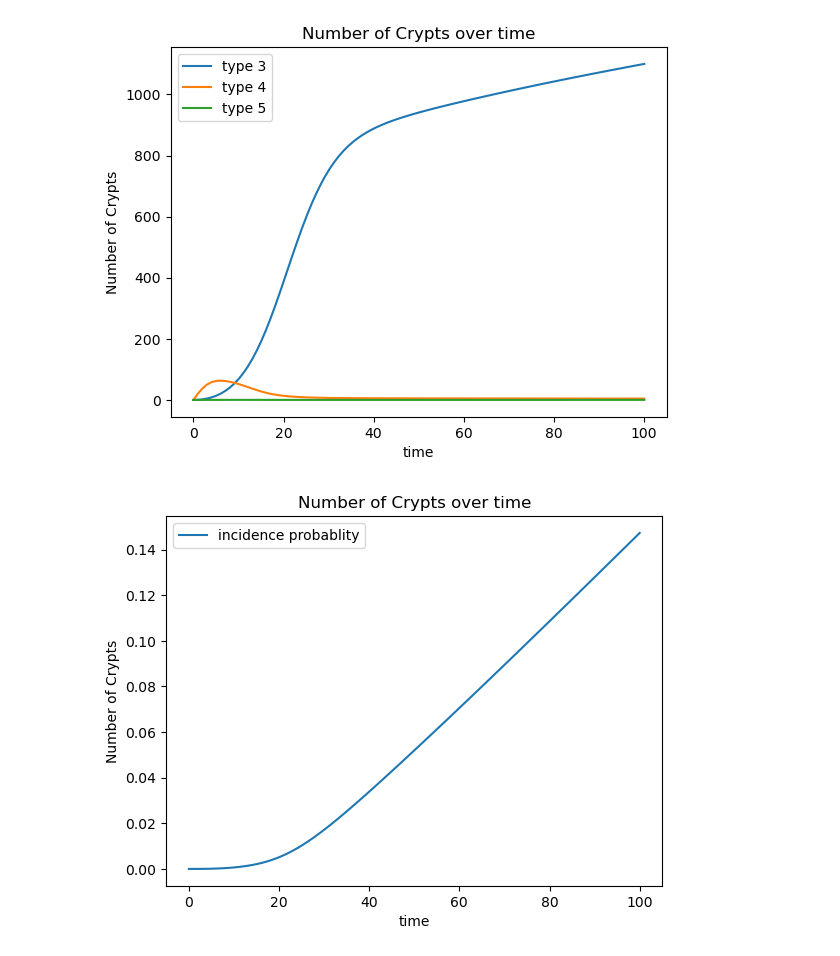
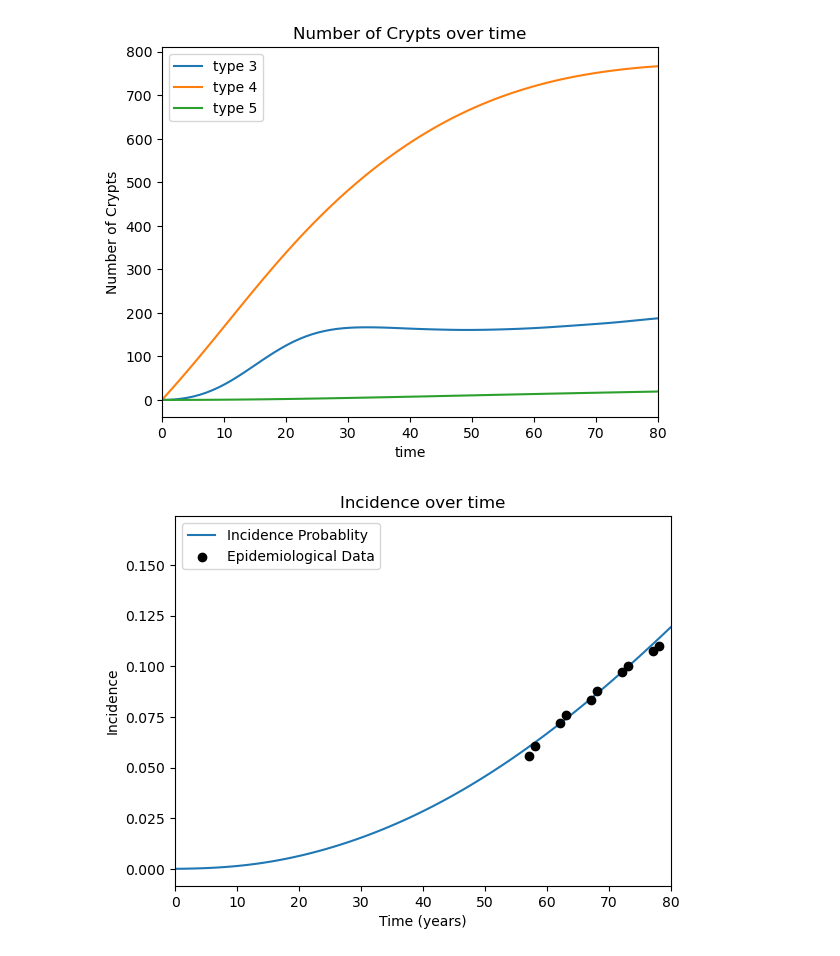
Before and after one commit to ivanygao/UW_AMATH422-522_AspirinColorectalCancer, a Jupyter notebook: sensitivity.ipynb, the cells around one changed output. Saved outputs shown, nothing was run; the diff lists cells and outputs as text; code cells hidden in the pictures.

```diff
--- a/sensitivity.ipynb
+++ b/sensitivity.ipynb
@@ -78,27 +185,54 @@ values = {
+# %%
+# Our Best
+r1 = 156
+u = 10e-7 * r1
+mu = 10e-9 * r1
+values = {
+    "N_crypts": 1e+7,
+    "r1": r1,
+    "u": u,
+    "mu": mu,
+    "gamma3": 0.2,
+    "gamma4": 0.07,
+    "gamma5": 0.07,
+    "delta": 0.05,
+    "KA": 562,
+    "KR": 1780,
+    "R12": 2 * u,
+    "R14": mu,
+    "R23": u,
+    "R25": mu,
+    "R36": mu,
+    "R45": 2 * u,
+    "R56": u,
+}
+globals().update(values)
 # %%
-sol = solve_ivp(ode_system, [tspan[0], tspan[-1]], y0=[N_crypts, 0, 0, 0, 0, 0], t_eval=tspan, method="RK45",
+sol = solve_ivp(ode_system_nonlinear, [tspan[0], tspan[-1]], y0=[N_crypts, 0, 0, 0, 0, 0], t_eval=tspan, method="RK45",
     args=(2*u, mu, u, mu, mu, 2*u, u, KA, KR, gamma3, gamma4, gamma5, delta))
 
 # plt.plot(sol.t, sol.y[0,:], label='1') # this is too big to plot
 # plt.plot(sol.t, sol.y[1,:], label="type 2") # linear growth
 plt.plot(sol.t, sol.y[2,:], label="type 3")
 plt.plot(sol.t, sol.y[3,:], label="type 4")
 plt.plot(sol.t, sol.y[4,:], label="type 5")
-# plt.plot(sol.t, sol.y[5,:], label='incidence probablity')
+plt.xlim(0,80)
 plt.xlabel('time')
 plt.ylabel('Number of Crypts')
 plt.legend(loc='upper left')
 plt.title("Number of Crypts over time")
-plt.savefig('Simulation.png')
+plt.savefig('figures/Simulation.png')
 plt.show()
 
-plt.plot(sol.t, sol.y[5,:], label='incidence probablity')
-plt.xlabel('time')
-plt.ylabel('Number of Crypts')
+plt.plot(sol.t-4.97, sol.y[5,:]*(1-delta/1.01199), zorder=1, label='Incidence Probablity')
+plt.scatter(x_dat,y_dat,color='k', zorder=2, label='Epidemiological Data')
+plt.xlim(0,80)
+plt.xlabel('Time (years)')
+plt.ylabel('Incidence')
 plt.legend(loc='upper left')
-plt.title("Number of Crypts over time")
-plt.savefig('SimulationIncidenceProbabililty.png')
+plt.title("Incidence over time")
+plt.savefig('figures/SimulationIncidenceProbabililty.png')
 plt.show()
 # %% [output]
-[figure, old version]
+[figure, new version]
-[figure, old version]
+[figure, new version]
```
Also changed, not shown: parts of 12 cells of this notebook, 10 other files.
